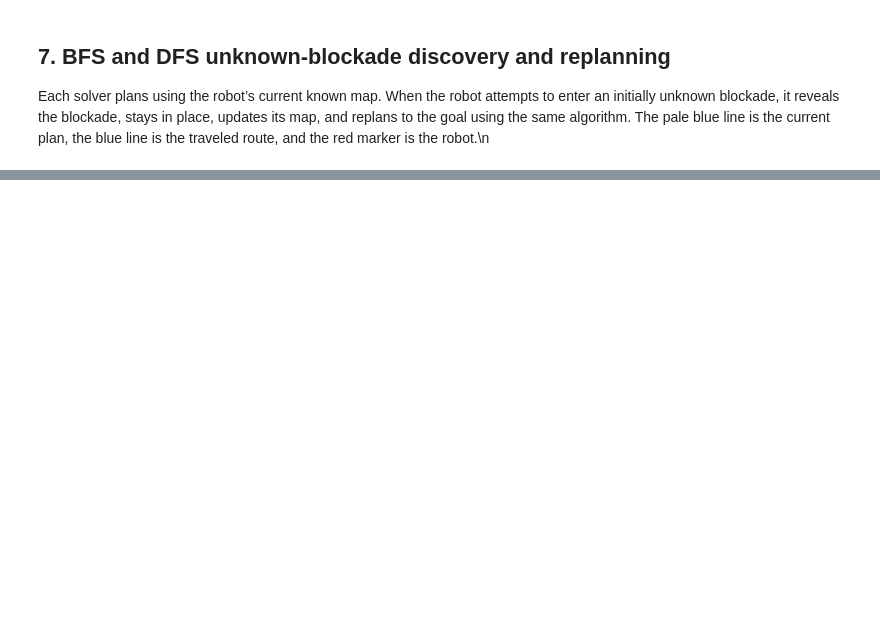
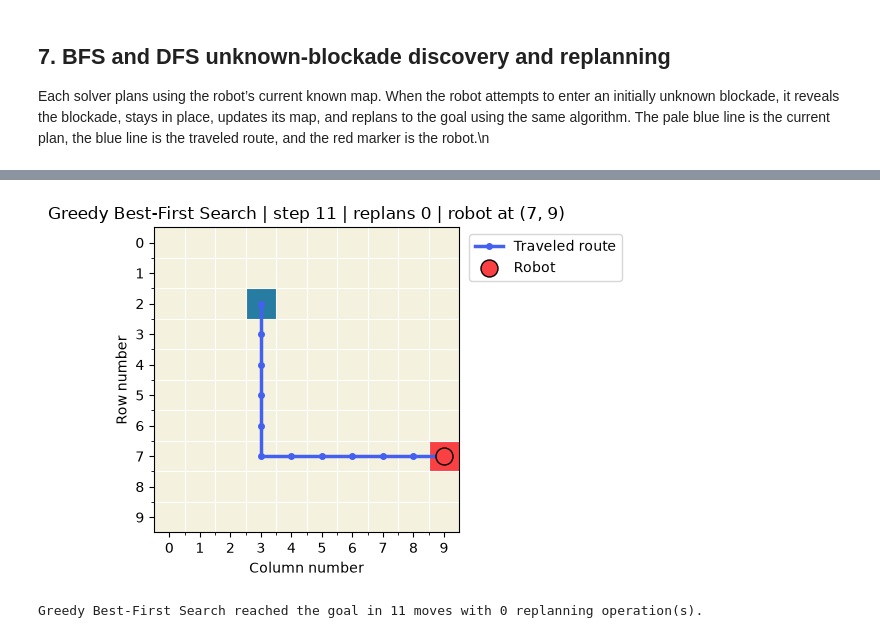
Before and after one commit to Mouryagna/AI_CropSafe_PathPlanning_Group08, a Jupyter notebook: CropSafe_PathPlanning.ipynb, the cells around one changed output, grey strips where cells are left out. Drawn from its saved outputs; the diff is of its cells as text; code cells hidden in the pictures; blank space fills up the shorter version.

```diff
--- a/CropSafe_PathPlanning.ipynb
+++ b/CropSafe_PathPlanning.ipynb
@@ -371,0 +467,5 @@ Each solver plans using the robot’s current known map. When the robot attempts
+# %%
+simulate_with_discovery(greedy_best_first_search,"Greedy Best-First Search")
+# %% [output]
+[figure, added]
+Greedy Best-First Search reached the goal in 11 moves with 0 replanning operation(s).
```
Also changed, not shown: parts of 12 cells of this notebook.
